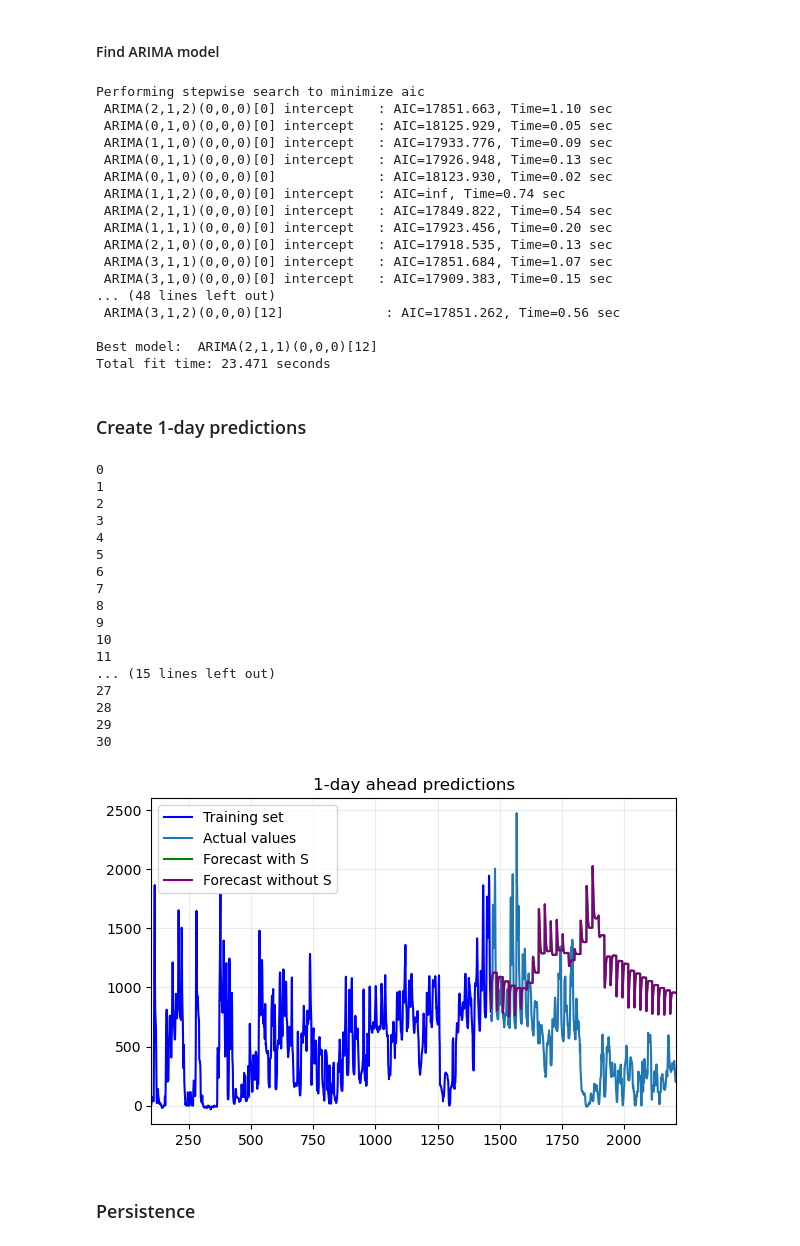
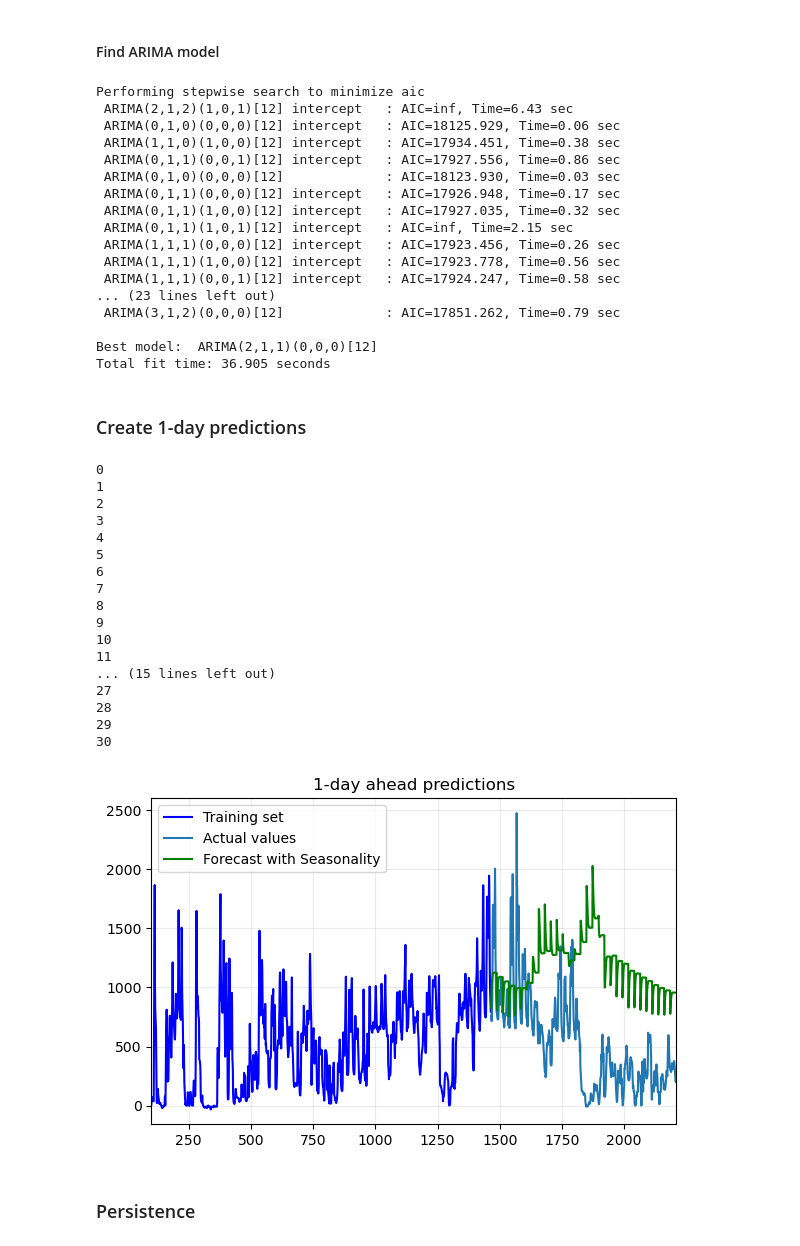
Before and after one commit to s175644/Energy-Analytics---assignment-2, a Jupyter notebook: Assignment_2_task_1,2&4.ipynb, the cells around one changed output. Drawn from its saved outputs; the diff is of its cells as text; code cells hidden in the pictures.

```diff
--- a/Assignment_2_task_1,2&4.ipynb
+++ b/Assignment_2_task_1,2&4.ipynb
@@ -103,26 +107,26 @@ plt.show()
 # %% [markdown]
 #### Find ARIMA model
 # %%
-m_noS = pm.auto_arima(train, trace = True, seasonal = False)
+#m_noS = pm.auto_arima(train, trace = True, seasonal = False)
 m_S = pm.auto_arima(train, trace = True, seasonal=True, m = 12)
 # %% [output]
 Performing stepwise search to minimize aic
- ARIMA(2,1,2)(0,0,0)[0] intercept   : AIC=17851.663, Time=1.10 sec
- ARIMA(0,1,0)(0,0,0)[0] intercept   : AIC=18125.929, Time=0.05 sec
- ARIMA(1,1,0)(0,0,0)[0] intercept   : AIC=17933.776, Time=0.09 sec
- ARIMA(0,1,1)(0,0,0)[0] intercept   : AIC=17926.948, Time=0.13 sec
- ARIMA(0,1,0)(0,0,0)[0]             : AIC=18123.930, Time=0.02 sec
- ARIMA(1,1,2)(0,0,0)[0] intercept   : AIC=inf, Time=0.74 sec
- ARIMA(2,1,1)(0,0,0)[0] intercept   : AIC=17849.822, Time=0.54 sec
- ARIMA(1,1,1)(0,0,0)[0] intercept   : AIC=17923.456, Time=0.20 sec
- ARIMA(2,1,0)(0,0,0)[0] intercept   : AIC=17918.535, Time=0.13 sec
- ARIMA(3,1,1)(0,0,0)[0] intercept   : AIC=17851.684, Time=1.07 sec
- ARIMA(3,1,0)(0,0,0)[0] intercept   : AIC=17909.383, Time=0.15 sec
-... (48 lines left out)
- ARIMA(3,1,2)(0,0,0)[12]             : AIC=17851.262, Time=0.56 sec
+ ARIMA(2,1,2)(1,0,1)[12] intercept   : AIC=inf, Time=6.43 sec
+ ARIMA(0,1,0)(0,0,0)[12] intercept   : AIC=18125.929, Time=0.06 sec
+ ARIMA(1,1,0)(1,0,0)[12] intercept   : AIC=17934.451, Time=0.38 sec
+ ARIMA(0,1,1)(0,0,1)[12] intercept   : AIC=17927.556, Time=0.86 sec
+ ARIMA(0,1,0)(0,0,0)[12]             : AIC=18123.930, Time=0.03 sec
+ ARIMA(0,1,1)(0,0,0)[12] intercept   : AIC=17926.948, Time=0.17 sec
+ ARIMA(0,1,1)(1,0,0)[12] intercept   : AIC=17927.035, Time=0.32 sec
+ ARIMA(0,1,1)(1,0,1)[12] intercept   : AIC=inf, Time=2.15 sec
+ ARIMA(1,1,1)(0,0,0)[12] intercept   : AIC=17923.456, Time=0.26 sec
+ ARIMA(1,1,1)(1,0,0)[12] intercept   : AIC=17923.778, Time=0.56 sec
+ ARIMA(1,1,1)(0,0,1)[12] intercept   : AIC=17924.247, Time=0.58 sec
+... (23 lines left out)
+ ARIMA(3,1,2)(0,0,0)[12]             : AIC=17851.262, Time=0.79 sec
 
 Best model:  ARIMA(2,1,1)(0,0,0)[12]
-Total fit time: 23.471 seconds
+Total fit time: 36.905 seconds
 # %% [markdown]
 ### Create 1-day predictions
 # %%
@@ -131,60 +135,60 @@ Total fit time: 23.471 seconds
 
 # Create an empty list for the day ahead forecasts
 Forecasts_S = []
-Forecasts_noS = []
+#Forecasts_noS = []
 
 for i in range(31):
 
     # Generate forecast for the next 24-hour period
     frc_S = m_S.predict(n_periods=24)
-    frc_noS = m_noS.predict(n_periods=24)
+    #frc_noS = m_noS.predict(n_periods=24)
 
     # Divide the 24-hour forecast by 24 to get the forecast for each hour
     frc_S_per_hour = frc_S
-    frc_noS_per_hour = frc_noS
+    #frc_noS_per_hour = frc_noS
 
     # Append the forecast for each hour to the list
     Forecasts_S.extend(frc_S_per_hour)
-    Forecasts_noS.extend(frc_noS_per_hour)
+    #Forecasts_noS.extend(frc_noS_per_hour)
 
     # Update the model with new observations (24-hour period)
     m_S.update(test[i])  # Update with 24 observations
-    m_noS.update(test[i])  # Update with 24 observations
+    #m_noS.update(test[i])  # Update with 24 observations
 
     print(i)
 
 
 
 plt.figure(figsize=(6, 4), dpi=100)
 plt.plot(np.arange(1,n_train+1), train, color = 'blue')
 plt.plot(np.arange(n_train+1,n_data+1), test)
 plt.plot(np.arange(n_train+1,n_train+1+len(Forecasts_S)), Forecasts_S, color = 'green')
-plt.plot(np.arange(n_train+1,n_train+1+len(Forecasts_noS)), Forecasts_noS, color = 'purple')
+#plt.plot(np.arange(n_train+1,n_train+1+len(Forecasts_noS)), Forecasts_noS, color = 'purple')
 plt.title("1-day ahead predictions")
-plt.legend(["Training set", "Actual values", "Forecast with S", "Forecast without S"])
+plt.legend(["Training set", "Actual values", "Forecast with Seasonality"])
 plt.xlim(100, n_data)
 plt.grid(alpha=0.25)
 plt.tight_layout()
 plt.show()
 # %% [output]
 0
 1
 2
 3
 4
 5
 6
 7
 8
 9
 10
 11
 ... (15 lines left out)
 27
 28
 29
 30
-[figure, old version]
+[figure, new version]
 # %% [markdown]
 ### Persistence
 # %%
```
Also changed, not shown: parts of 11 cells of this notebook.
